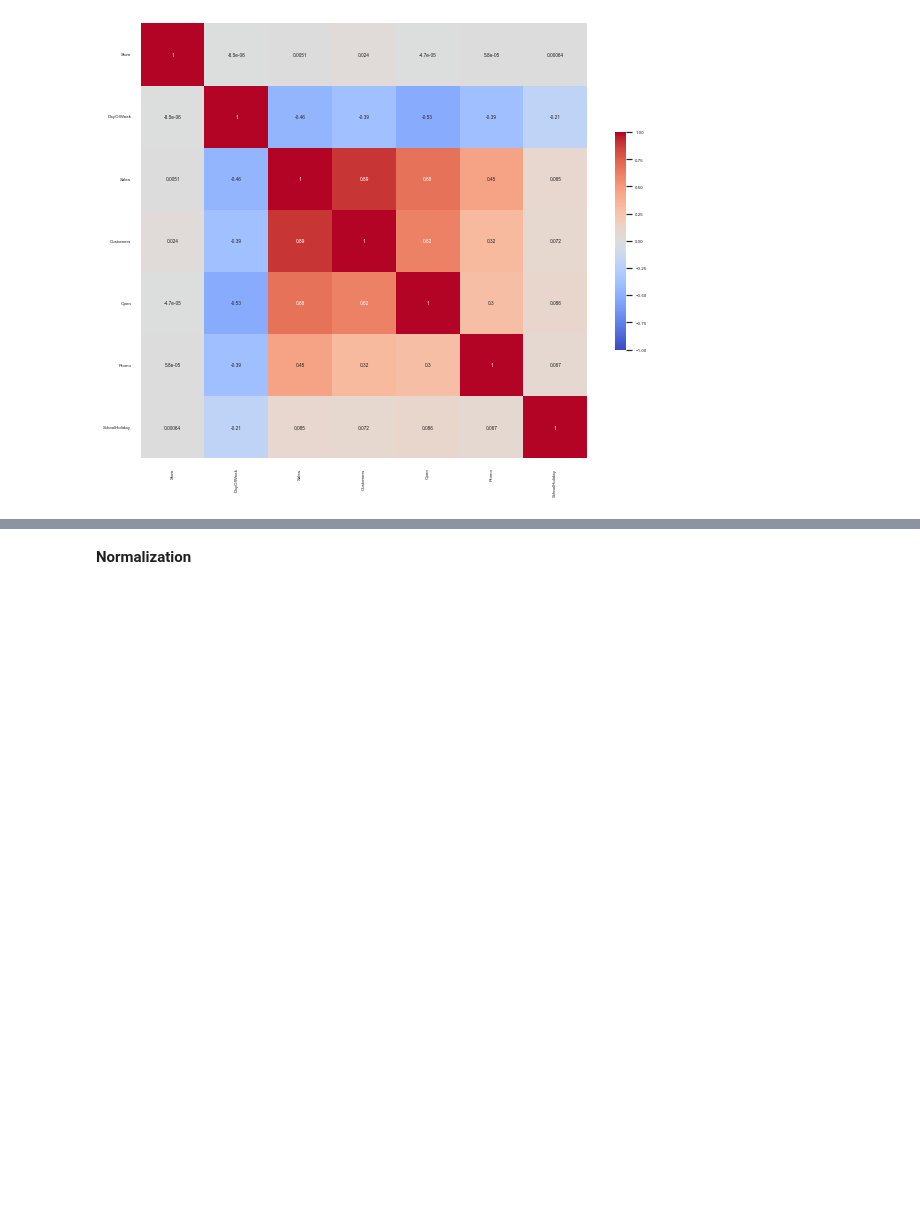
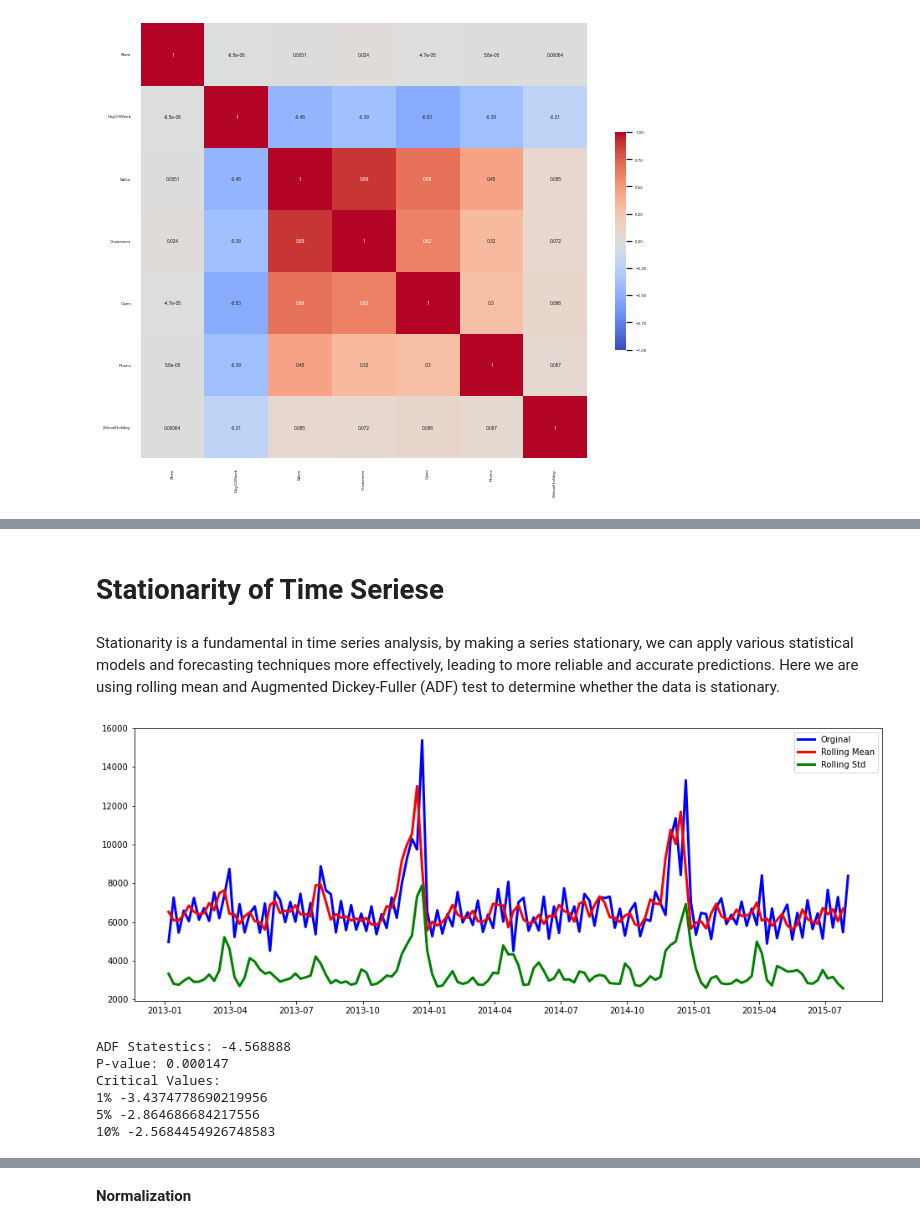
Before and after one commit to Emilye42/INFO442, a Jupyter notebook: code/SARIMA.ipynb, the cells around one changed output, grey strips where cells are left out. Saved outputs shown, nothing was run; the diff lists cells and outputs as text; code cells hidden in the pictures; blank space fills up the shorter version.

```diff
--- a/code/SARIMA.ipynb
+++ b/code/SARIMA.ipynb
@@ -202,0 +167,35 @@ train
+# %% [markdown]
+# Stationarity of Time Seriese
+# %% [markdown]
+Stationarity is a fundamental in time series analysis, by making a series stationary, we can apply various statistical models and forecasting techniques more effectively, leading to more reliable and accurate predictions. Here we are using rolling mean and Augmented Dickey-Fuller (ADF) test to determine whether the data is stationary.
+# %%
+sample_store = sales_a
+roll_mean = sample_store.rolling(window=12).mean()
+roll_std = sample_store.rolling(window=12).std()
+
+
+plt.subplots(figsize = (16, 6))
+orginal = plt.plot(sample_store.resample('w').mean(), color='blue',linewidth= 3, label='Orginal')
+roll_mean = plt.plot(roll_mean.resample('w').mean(), color='red',linewidth= 3, label='Rolling Mean')
+roll_mean = plt.plot(roll_std.resample('w').mean(), color='green',linewidth= 3, label='Rolling Std')
+
+plt.legend(loc='best')
+plt.show()
+
+#Augmented Dickey-Fuller (ADF) test result:
+result= adfuller(sample_store, autolag='AIC')
+
+
+print('ADF Statestics: %f' %result[0])
+print('P-value: %f' %result[1])
+print('Critical Values:')
+for key, value in result[4].items():
+    print(key, value)
+# %% [output]
+[figure, added]
+ADF Statestics: -4.568888
+P-value: 0.000147
+Critical Values:
+1% -3.4374778690219956
+5% -2.864686684217556
+10% -2.5684454926748583
```
Also changed, not shown: parts of 46 cells of this notebook.
